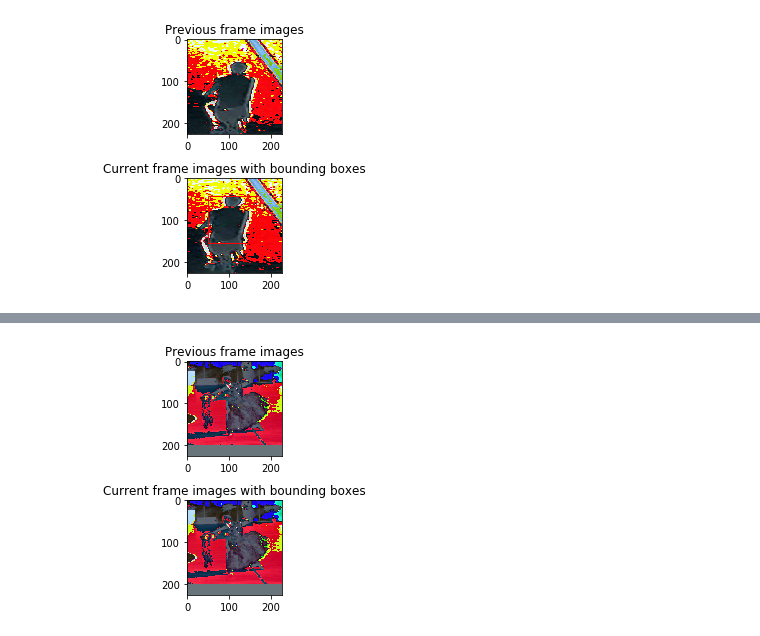
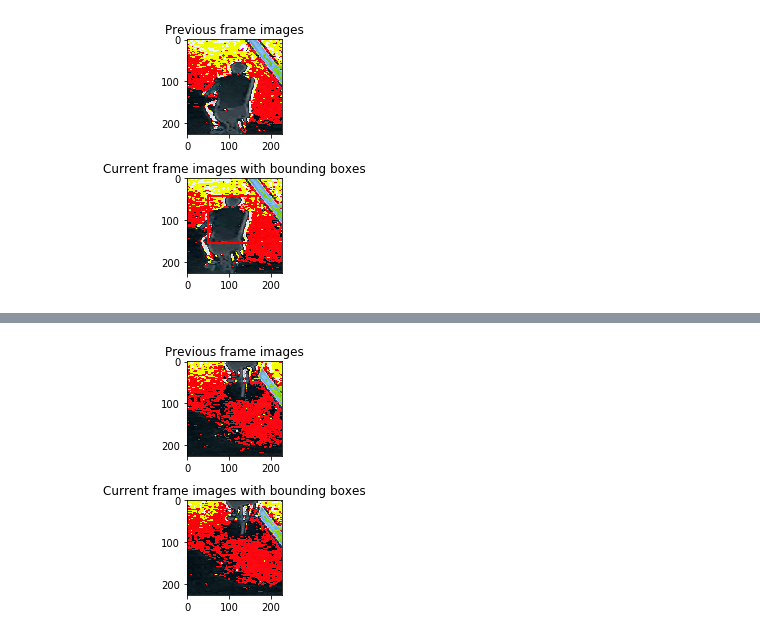
Before and after one commit to devyhia/pygoturn, a Jupyter notebook: Test GOTURN.ipynb, the cells around one changed output, grey strips where cells are left out. Drawn from its saved outputs; the diff is of its cells as text; code cells hidden in the pictures.

```diff
--- a/Test GOTURN.ipynb
+++ b/Test GOTURN.ipynb
@@ -16,9 +16,9 @@ from src.helper import FromTensor, ToTensor, Normalize, show_batch
 # %%
 %matplotlib inline
 # %%
-model_weights ='checkpoints/model_n_epoch_10_loss_6.762.pth'
+model_weights ='../model_n_epoch_30_loss_6.043.pth'
 save_directory = ''
-data_directory ='../ALOV/Frames/07-MotionCoherence/07-MotionCoherence_video00001/'
+data_directory ='../ALOV/Frames/01-Light/01-Light_video00001/'
 # %%
 transform = transforms.Compose([Normalize(), ToTensor()])
 alov = ALOVDataset('../ALOV/Frames/',
@@ -44,5 +60,5 @@ img = Image.open('../ALOV/Frames/07-MotionCoherence/07-MotionCoherence_video0000
 # %%
-ann = '1 229 150 421 150 421 411 229 411'
+ann = '1 1080.2 187.84 1012.9 187.84 1012.9 269.56 1080.2 269.56'
 ann = ann.strip().split(' ')
 left = min(float(ann[1]), float(ann[3]), float(ann[5]), float(ann[7]))
 top = min(float(ann[2]), float(ann[4]), float(ann[6]), float(ann[8]))
@@ -66,4 +106,4 @@ len(tester.x)
 # %%
-show_batch(tester[100])
+show_batch(tester[75])
 # %% [output]
-[figure, old version]
+[figure, new version]
```
Also changed, not shown: parts of 18 cells of this notebook, 1 other file.
